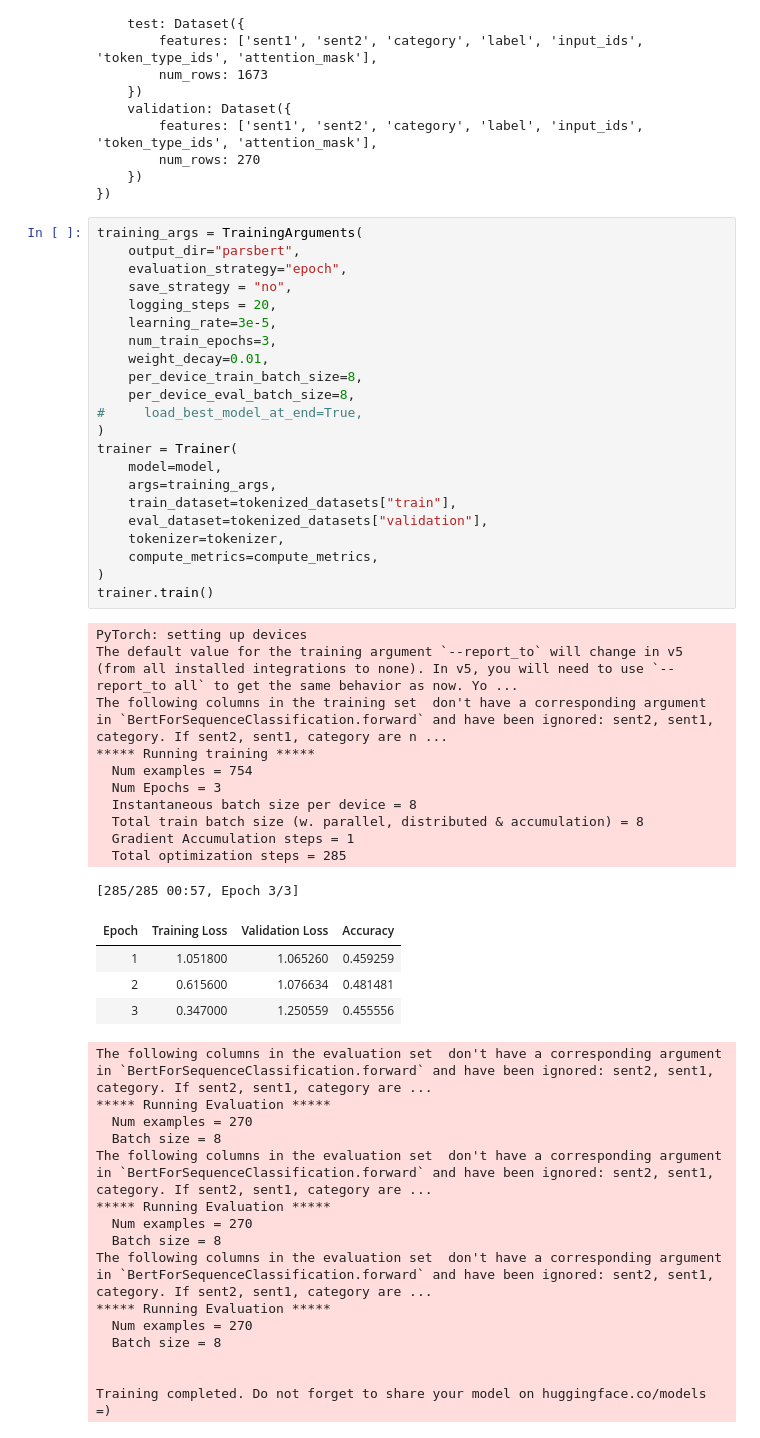
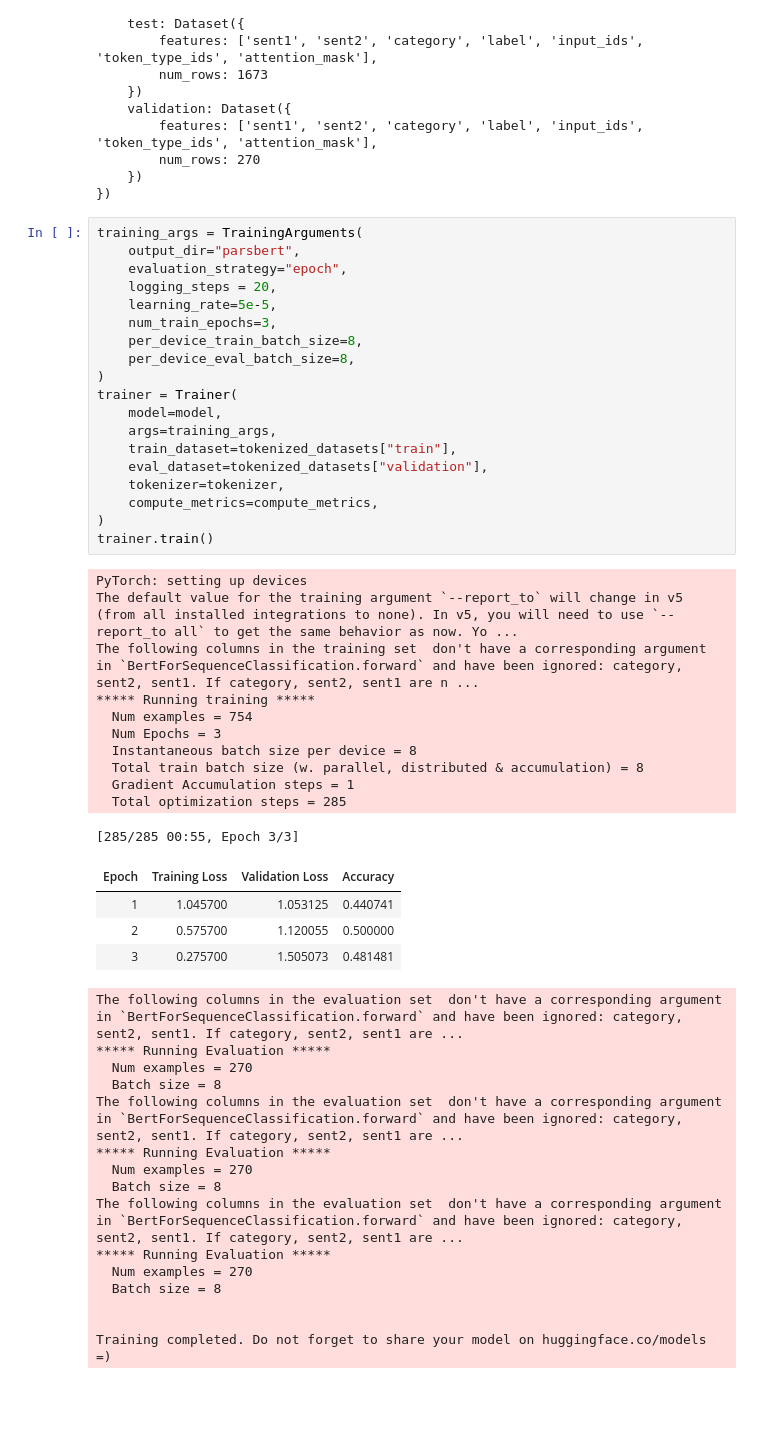
Before and after one commit to mohsenfayyaz/nlp-course-ut, a Jupyter notebook: CA4_Transformers/1_NLI.ipynb, the cells around one changed output. Drawn from its saved outputs; the diff is of its cells as text; blank space fills up the shorter version.

```diff
--- a/CA4_Transformers/1_NLI.ipynb
+++ b/CA4_Transformers/1_NLI.ipynb
@@ -229,50 +253,47 @@ DatasetDict({
 # %%
 training_args = TrainingArguments(
     output_dir="parsbert",
     evaluation_strategy="epoch",
-    save_strategy = "no",
     logging_steps = 20,
-    learning_rate=3e-5,
+    learning_rate=5e-5,
     num_train_epochs=3,
-    weight_decay=0.01,
     per_device_train_batch_size=8,
     per_device_eval_batch_size=8,
-#     load_best_model_at_end=True,
 )
 trainer = Trainer(
     model=model,
     args=training_args,
     train_dataset=tokenized_datasets["train"],
     eval_dataset=tokenized_datasets["validation"],
     tokenizer=tokenizer,
     compute_metrics=compute_metrics,
 )
 trainer.train()
 # %% [output]
 PyTorch: setting up devices
 The default value for the training argument `--report_to` will change in v5 (from all installed integrations to none). In v5, you will need to use `--report_to all` to get the same behavior as now. Yo ...
-The following columns in the training set  don't have a corresponding argument in `BertForSequenceClassification.forward` and have been ignored: sent2, sent1, category. If sent2, sent1, category are n ...
+The following columns in the training set  don't have a corresponding argument in `BertForSequenceClassification.forward` and have been ignored: category, sent2, sent1. If category, sent2, sent1 are n ...
 ***** Running training *****
   Num examples = 754
   Num Epochs = 3
   Instantaneous batch size per device = 8
   Total train batch size (w. parallel, distributed & accumulation) = 8
   Gradient Accumulation steps = 1
   Total optimization steps = 285
-[285/285 00:57, Epoch 3/3]
+[285/285 00:55, Epoch 3/3]
 | Epoch | Training Loss | Validation Loss | Accuracy |
-| 1 | 1.051800 | 1.065260 | 0.459259 |
-| 2 | 0.615600 | 1.076634 | 0.481481 |
-| 3 | 0.347000 | 1.250559 | 0.455556 |
+| 1 | 1.045700 | 1.053125 | 0.440741 |
+| 2 | 0.575700 | 1.120055 | 0.500000 |
+| 3 | 0.275700 | 1.505073 | 0.481481 |
-The following columns in the evaluation set  don't have a corresponding argument in `BertForSequenceClassification.forward` and have been ignored: sent2, sent1, category. If sent2, sent1, category are ...
+The following columns in the evaluation set  don't have a corresponding argument in `BertForSequenceClassification.forward` and have been ignored: category, sent2, sent1. If category, sent2, sent1 are ...
 ***** Running Evaluation *****
   Num examples = 270
   Batch size = 8
-The following columns in the evaluation set  don't have a corresponding argument in `BertForSequenceClassification.forward` and have been ignored: sent2, sent1, category. If sent2, sent1, category are ...
+The following columns in the evaluation set  don't have a corresponding argument in `BertForSequenceClassification.forward` and have been ignored: category, sent2, sent1. If category, sent2, sent1 are ...
 ***** Running Evaluation *****
   Num examples = 270
   Batch size = 8
-The following columns in the evaluation set  don't have a corresponding argument in `BertForSequenceClassification.forward` and have been ignored: sent2, sent1, category. If sent2, sent1, category are ...
+The following columns in the evaluation set  don't have a corresponding argument in `BertForSequenceClassification.forward` and have been ignored: category, sent2, sent1. If category, sent2, sent1 are ...
 ***** Running Evaluation *****
   Num examples = 270
   Batch size = 8
```
Also changed, not shown: parts of 6 cells of this notebook, 1 other file.
